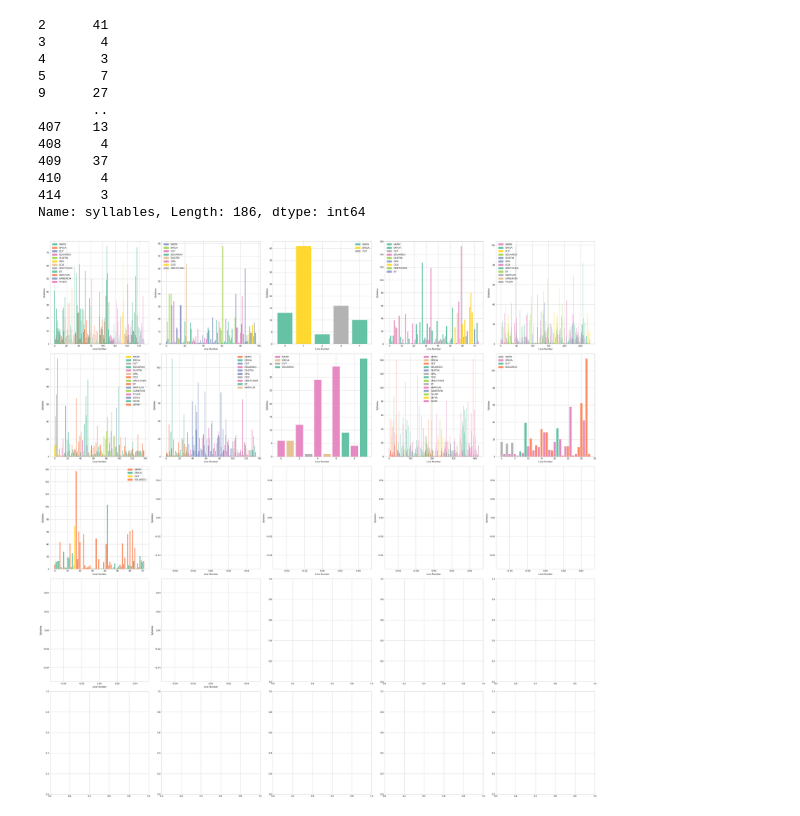
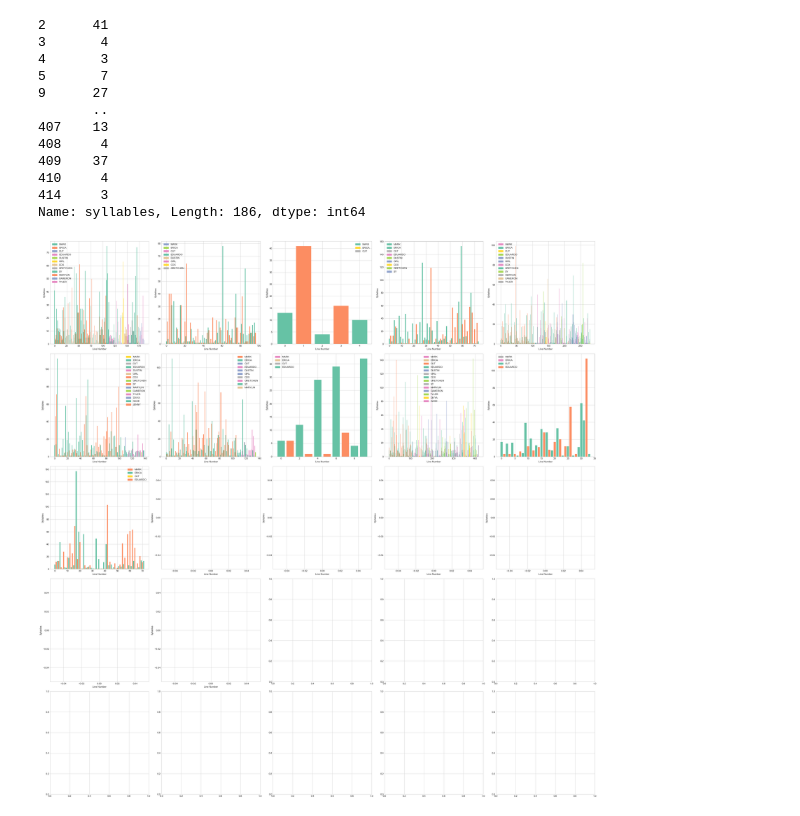
Before and after one commit to GeoffreyXue/FilmSyllables, a Jupyter notebook: scratch3.ipynb, the cells around one changed output. Drawn from its saved outputs; the diff is of its cells as text; code cells hidden in the pictures.

Commit message:
Change image to be based on line number

```diff
--- a/scratch3.ipynb
+++ b/scratch3.ipynb
@@ -89,34 +89,34 @@ import math
 
 indexes = df[df['title'] == 'CUT'].index
 
 scenes = len(df[df['title'] == 'CUT']) + 1
 size = math.ceil(math.sqrt(scenes))
 
 fig, ax = plt.subplots(ncols=size, nrows=size, figsize=(32, 32))
 
 def add_bar_plot(ax, data):
-    x = range(0, len(data['syllables']))
-    color = data['title'].map(color_map)
+    x = data['syllables'].index
+    color = df['title'].map(color_map)
     ax.bar(x=x, height=data['syllables'], color=color)
 
     ax.legend([plt.Rectangle((0, 0), 1, 1, color=color_map[label]) for label in data['title'].unique()], color_labels, loc='best')
     ax.set_xlabel('Line Number')
     ax.set_ylabel('Syllables')
 
     #[plt.Rectangle((0, 0), 1, 1, color=color_map[label]) for label in color_labels], color_labels
 
 for i, ax in enumerate(ax.flatten()):
     if i == 0:
         add_bar_plot(ax, df[:indexes[0]])
         continue
 
     if i == len(indexes):
-        add_bar_plot(ax, df[indexes[-1]:])
+        add_bar_plot(ax, df[indexes[-1] + 1:])
         break
 
     add_bar_plot(ax, df[indexes[i - 1] + 1:indexes[i]])
 
 
 plt.tight_layout()
 # %% [output]
-[figure, old version]
+[figure, new version]
```
Also changed, not shown: 1 other file.
